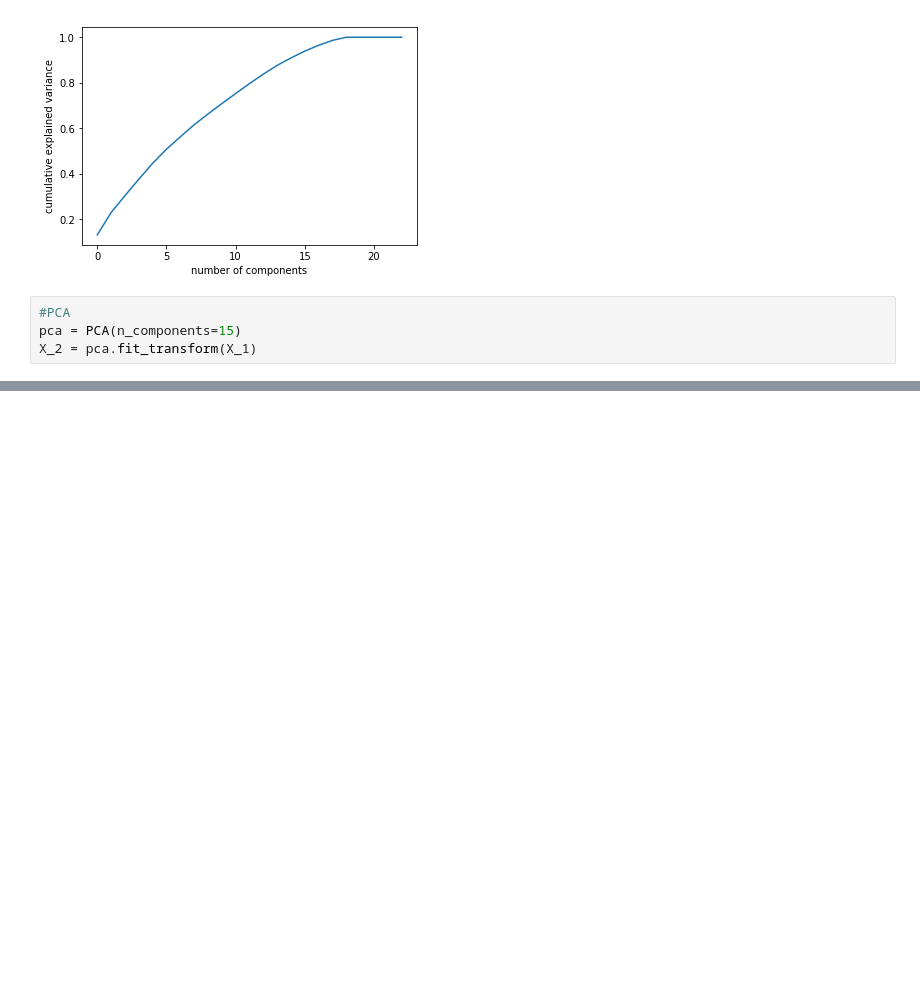
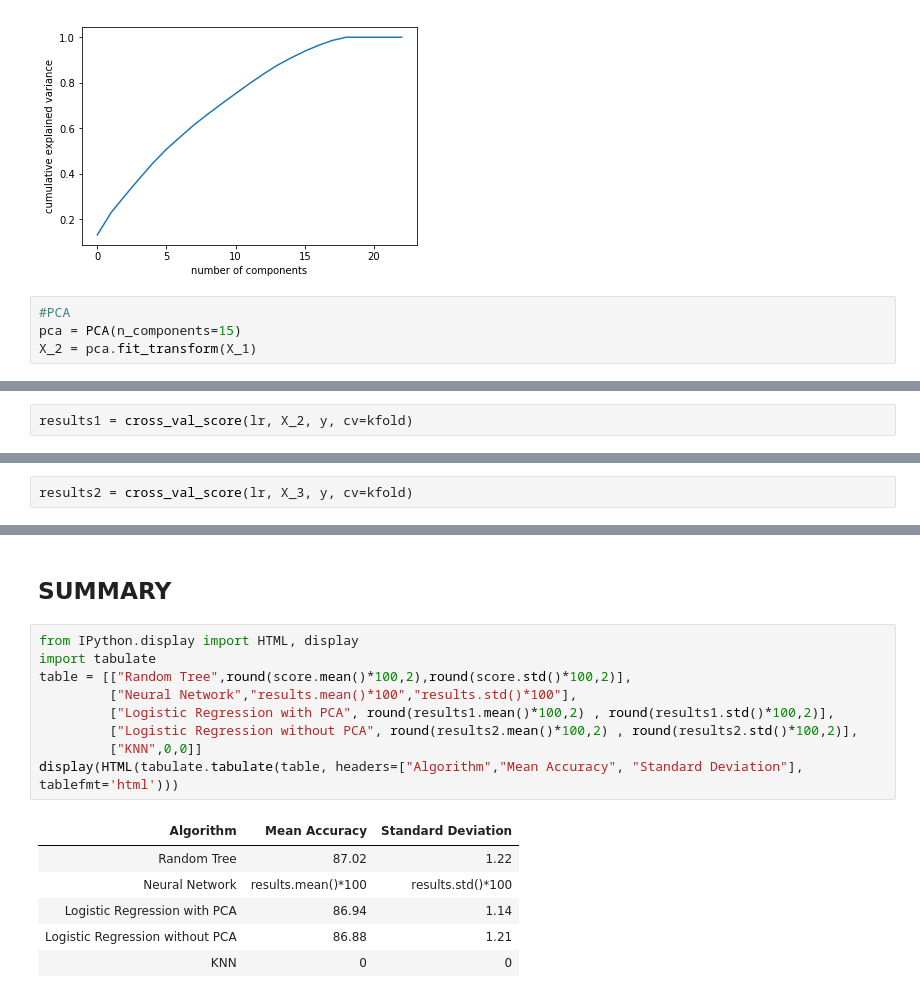
Before and after one commit to eldooriomar/PHBS_MLF_2018, a Jupyter notebook: pyth project.ipynb, the cells around one changed output, grey strips where cells are left out. Cells and saved outputs as stored; diff of their text form; blank space fills up the shorter version.

```diff
--- a/pyth project.ipynb
+++ b/pyth project.ipynb
@@ -200,0 +308,2 @@ X_2 = pca.fit_transform(X_1)
+# %%
+results1 = cross_val_score(lr, X_2, y, cv=kfold)
@@ -200,0 +339,2 @@ X_2 = pca.fit_transform(X_1)
+# %%
+results2 = cross_val_score(lr, X_3, y, cv=kfold)
@@ -200,0 +353,18 @@ X_2 = pca.fit_transform(X_1)
+# %% [markdown]
+## SUMMARY
+# %%
+from IPython.display import HTML, display
+import tabulate
+table = [["Random Tree",round(score.mean()*100,2),round(score.std()*100,2)],
+         ["Neural Network","results.mean()*100","results.std()*100"],
+         ["Logistic Regression with PCA", round(results1.mean()*100,2) , round(results1.std()*100,2)],
+         ["Logistic Regression without PCA", round(results2.mean()*100,2) , round(results2.std()*100,2)],
+         ["KNN",0,0]]
+display(HTML(tabulate.tabulate(table, headers=["Algorithm","Mean Accuracy", "Standard Deviation"], tablefmt='html')))
+# %% [output]
+| Algorithm | Mean Accuracy | Standard Deviation |
+| Random Tree | 87.02 | 1.22 |
+| Neural Network | results.mean()*100 | results.std()*100 |
+| Logistic Regression with PCA | 86.94 | 1.14 |
+| Logistic Regression without PCA | 86.88 | 1.21 |
+| KNN | 0 | 0 |
```
Also changed, not shown: parts of 30 cells of this notebook, 2 other files.
